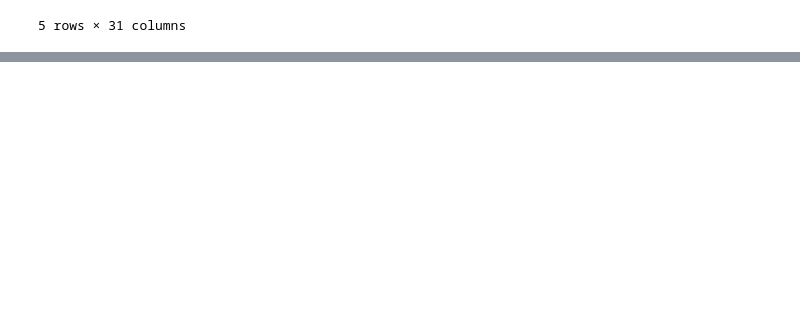
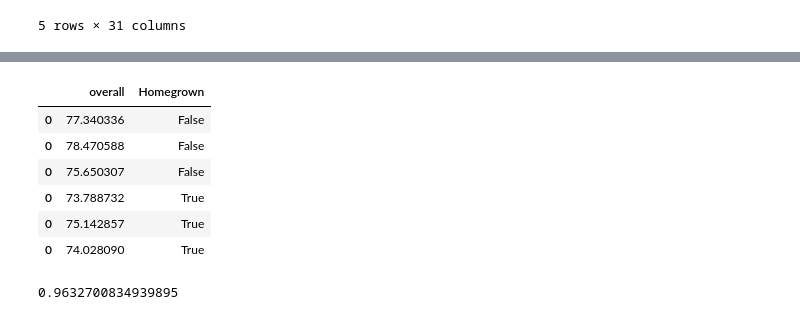
Before and after one commit to markkennedy3/Fifa-vs-Real-Life, a Jupyter notebook: notebooks/analysis/RQ3.ipynb, the cells around one changed output, grey strips where cells are left out. Saved outputs shown, nothing was run; the diff lists cells and outputs as text; code cells hidden in the pictures; blank space fills up the shorter version.

```diff
--- a/notebooks/analysis/RQ3.ipynb
+++ b/notebooks/analysis/RQ3.ipynb
@@ -124,0 +257,12 @@ Foreign_LAL.head(5)
+# %%
+test = Total_Average[['overall','Homegrown']]
+# %%
+test
+# %% [output]
+|  | overall | Homegrown |
+| 0 | 77.340336 | False |
+| 0 | 78.470588 | False |
+| 0 | 75.650307 | False |
+| 0 | 73.788732 | True |
+| 0 | 75.142857 | True |
+| 0 | 74.028090 | True |
@@ -124,0 +273,4 @@ Foreign_LAL.head(5)
+# %%
+home/fore
+# %% [output]
+0.9632700834939895
```
Also changed, not shown: parts of 41 cells of this notebook.
